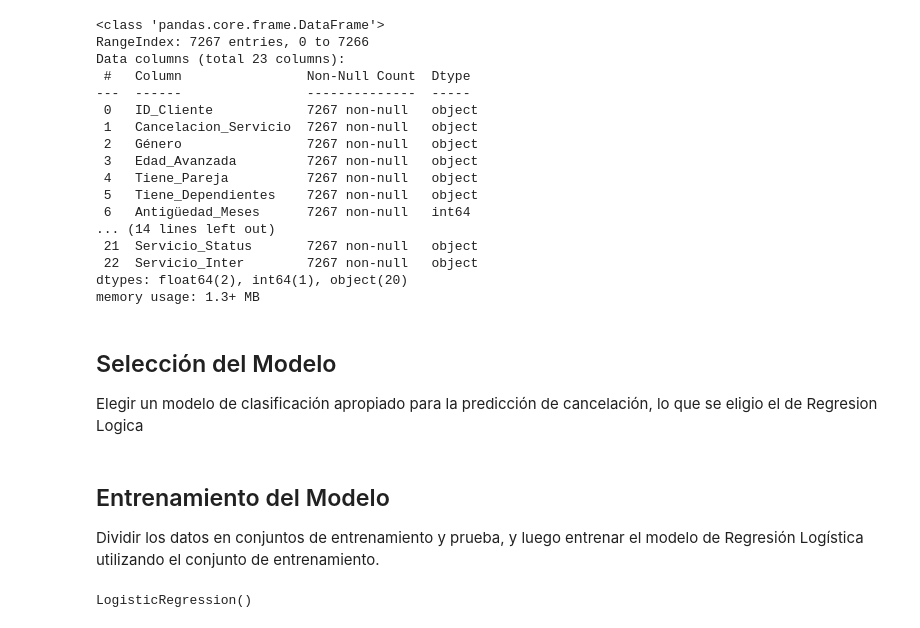
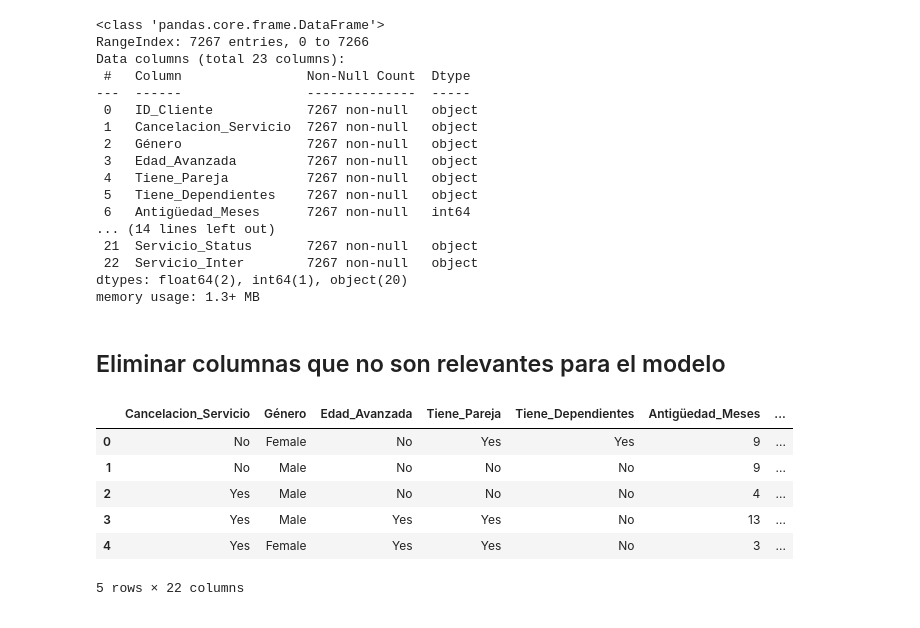
Before and after one commit to JosefRivers-Dev/Data-Science_Telecom_2_Oracle-LATAM, a Jupyter notebook: Data_Science_Telecom_2.ipynb, the cells around one changed output. Cells and saved outputs as stored; diff of their text form; code cells hidden in the pictures.

```diff
--- a/Data_Science_Telecom_2.ipynb
+++ b/Data_Science_Telecom_2.ipynb
@@ -51,7 +51,3 @@ Data columns (total 23 columns):
  22  Servicio_Inter        7267 non-null   object
 dtypes: float64(2), int64(1), object(20)
 memory usage: 1.3+ MB
-# %% [markdown]
-## Selección del Modelo
-
-Elegir un modelo de clasificación apropiado para la predicción de cancelación, lo que se eligio el de Regresion Logica
@@ -61,10 +54,13 @@ model = LogisticRegression()
-# %% [markdown]
-## Entrenamiento del Modelo
-
-Dividir los datos en conjuntos de entrenamiento y prueba, y luego entrenar el modelo de Regresión Logística utilizando el conjunto de entrenamiento.
-# %%
-from sklearn.model_selection import train_test_split
-X_train, X_test, y_train, y_test = train_test_split(X_selected, y, test_size=0.2, random_state=42)
-model.fit(X_train, y_train)
-# %% [output]
-LogisticRegression()
+# %% [markdown]
+## Eliminar columnas que no son relevantes para el modelo
+# %%
+datos = datos.drop(['ID_Cliente'], axis=1)
+datos.head()
+# %% [output]
+|  | Cancelacion_Servicio | Género | Edad_Avanzada | Tiene_Pareja | Tiene_Dependientes | Antigüedad_Meses | ... |
+| 0 | No | Female | No | Yes | Yes | 9 | ... |
+| 1 | No | Male | No | No | No | 9 | ... |
+| 2 | Yes | Male | No | No | No | 4 | ... |
+| 3 | Yes | Male | Yes | Yes | No | 13 | ... |
+| 4 | Yes | Female | Yes | Yes | No | 3 | ... |
+5 rows × 22 columns
```
Also changed, not shown: parts of 14 cells of this notebook.
